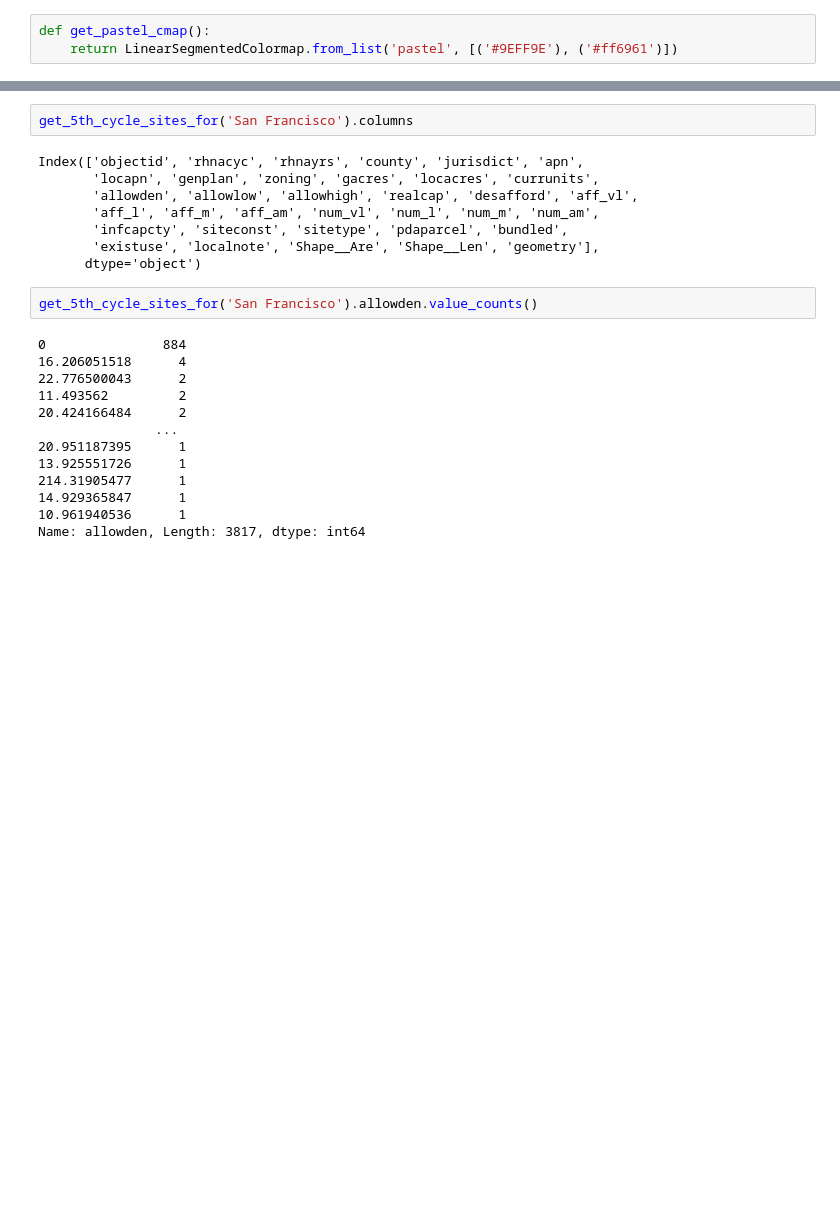
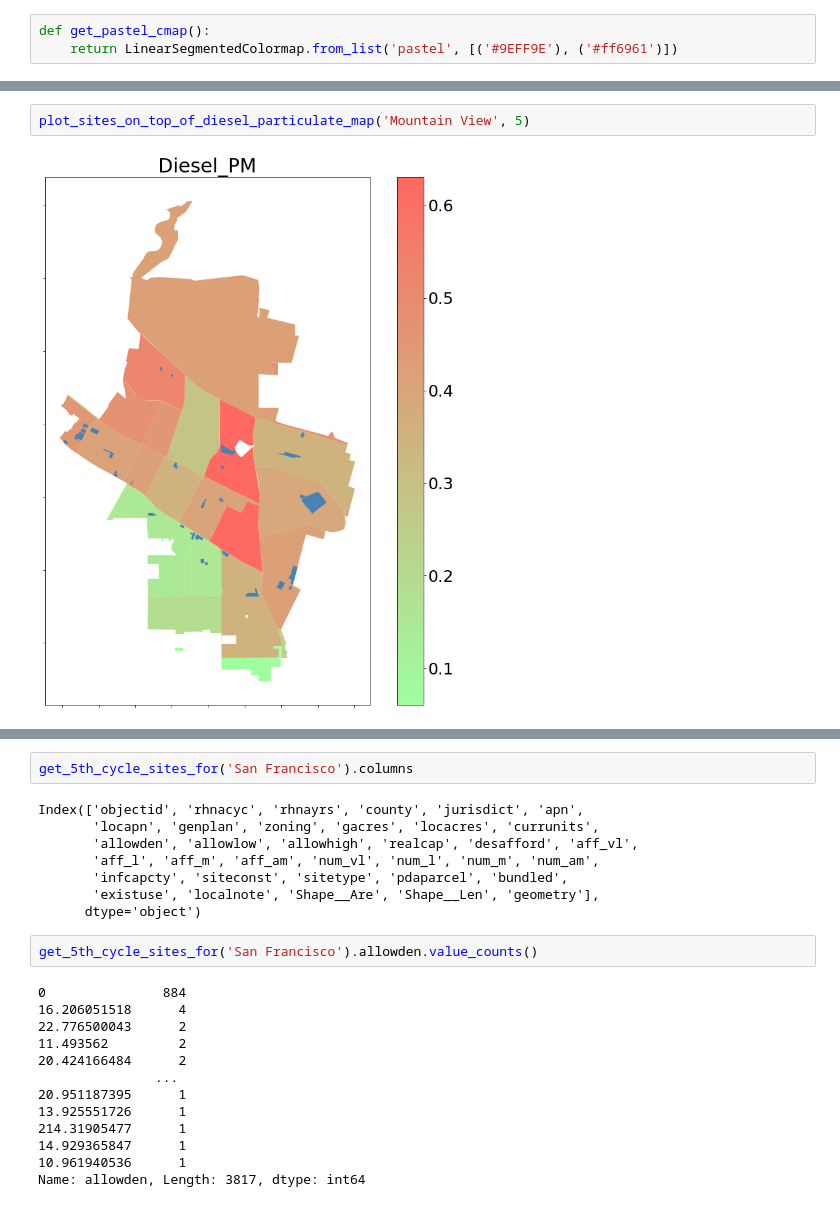
Before and after one commit to sdamerdji/fair_housing_elements, a Jupyter notebook: utils.ipynb, the cells around one changed output, grey strips where cells are left out. Drawn from its saved outputs; the diff is of its cells as text; blank space fills up the shorter version.

```diff
--- a/utils.ipynb
+++ b/utils.ipynb
@@ -285 +286,5 @@ plot_sites_on_top_of_pollution_map('Mountain View', 5)
+# %%
+plot_sites_on_top_of_diesel_particulate_map('Mountain View', 5)
+# %% [output]
+[figure, added]
 # %%
```
Also changed, not shown: parts of 39 cells of this notebook, 7 other files.
